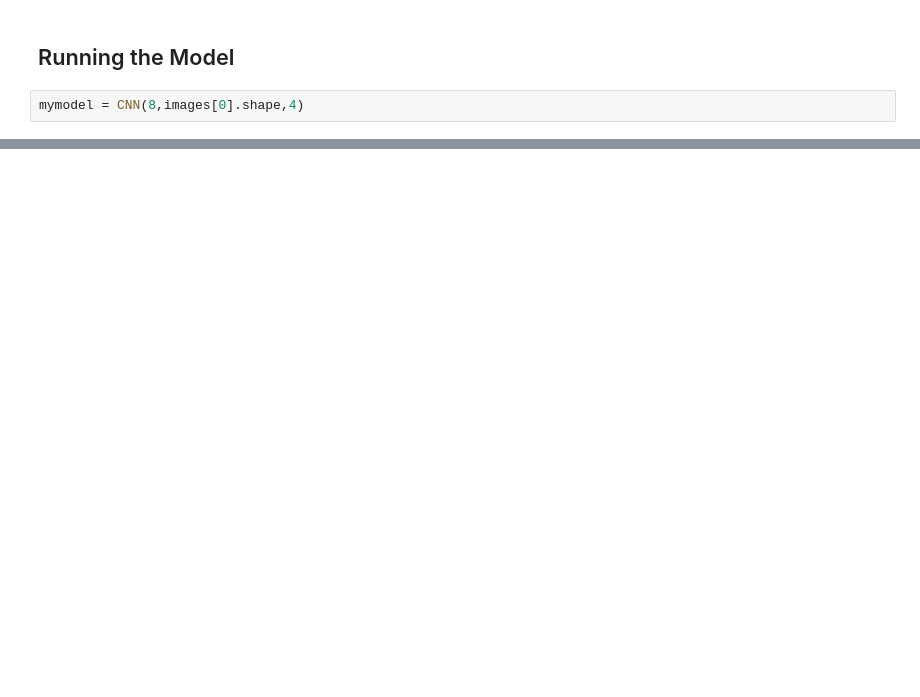
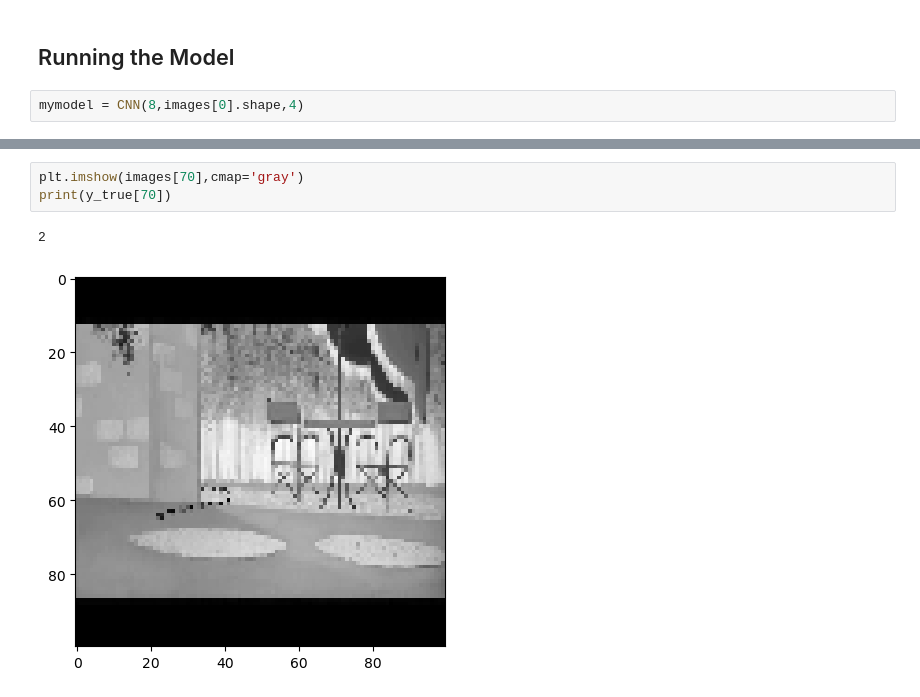
Before and after one commit to nwetmore99/Tom-and-Jerry, a Jupyter notebook: tom_jerry_nathan.ipynb, the cells around one changed output, grey strips where cells are left out. Saved outputs shown, nothing was run; the diff lists cells and outputs as text; blank space fills up the shorter version.

```diff
--- a/tom_jerry_nathan.ipynb
+++ b/tom_jerry_nathan.ipynb
@@ -350,0 +358,6 @@ mymodel.train_model(images[0:50], y_true)
+# %%
+plt.imshow(images[70],cmap='gray')
+print(y_true[70])
+# %% [output]
+2
+[figure, added]
```
Also changed, not shown: parts of 9 cells of this notebook.
